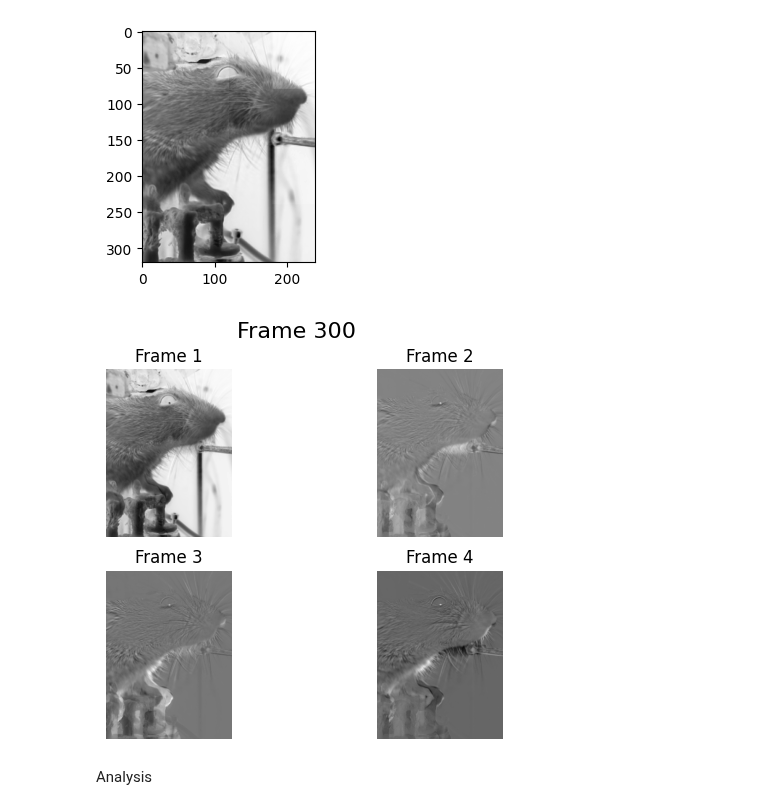
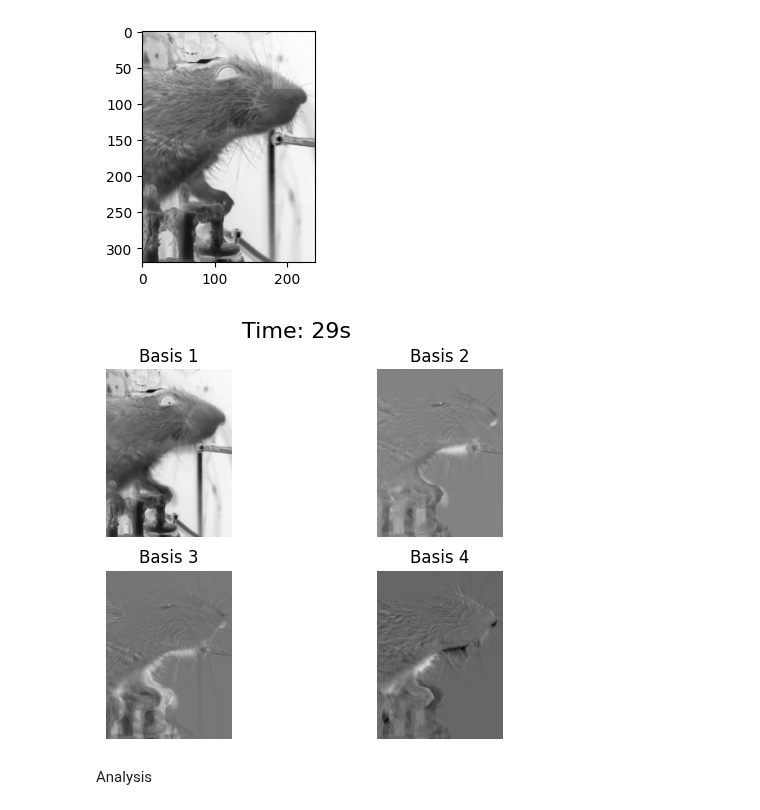
Before and after one commit to draeloslab/stim_behavior, a Jupyter notebook: notebooks/mice_prosvd.ipynb, the cells around one changed output. Drawn from its saved outputs; the diff is of its cells as text; code cells hidden in the pictures.

```diff
--- a/notebooks/mice_prosvd.ipynb
+++ b/notebooks/mice_prosvd.ipynb
@@ -117,39 +120,39 @@ frame_shape = video_metadata['shape']
 fig, axs = plt.subplots(2, 2)
 
 # Initialize empty plots for the first frames
 images = []
 
 Q0 = Q[0]
 Q0 = Q0.reshape(frame_shape[0], frame_shape[1], PROSVD_K)
 for i in range(4):
     ax = axs[i // 2, i % 2]
     im = ax.imshow(Q0[..., i], cmap='gray')
     images.append(im)
-    ax.set_title(f"Frame {i+1}")  # Add titles to each subplot
+    ax.set_title(f"Basis {i+1}")  # Add titles to each subplot
     ax.axis('off')
 
 # Super-title for the whole figure
-suptitle = plt.suptitle('Frame 1', fontsize=16, y=0.98)  # Initial frame number
+suptitle = plt.suptitle('Time: 0s', fontsize=16, y=0.98)  # Initial frame number
 
 # Function to update the plots with each new frame
 def update(frame_idx):
     Qi = Q[frame_idx]
     Qi = Qi.reshape(frame_shape[0], frame_shape[1], PROSVD_K)
     for j in range(4):
         images[j].set_array(Qi[..., j])
-    suptitle.set_text(f'Frame {frame_idx + 1}')
+    suptitle.set_text(f'Time: {frame_idx//30}s')
     return images
 
 # Create the animation
-ani = FuncAnimation(fig, update, frames=300, interval=100, repeat=False)
+ani = FuncAnimation(fig, update, frames=len(Q), interval=100, repeat=False)
 
 # Save the animation as a GIF (optional)
-ani.save('animation.gif', writer='pillow', fps=30)
+ani.save('animation_mice.gif', writer='pillow', fps=30)
 
 # Show the animation (displaying it in Jupyter Notebook or an interactive environment)
 plt.show()
 # %% [output]
-[figure, old version]
+[figure, new version]
 # %% [markdown]
 Analysis
 # %%
```
Also changed, not shown: parts of 4 cells of this notebook, 5 other files.
